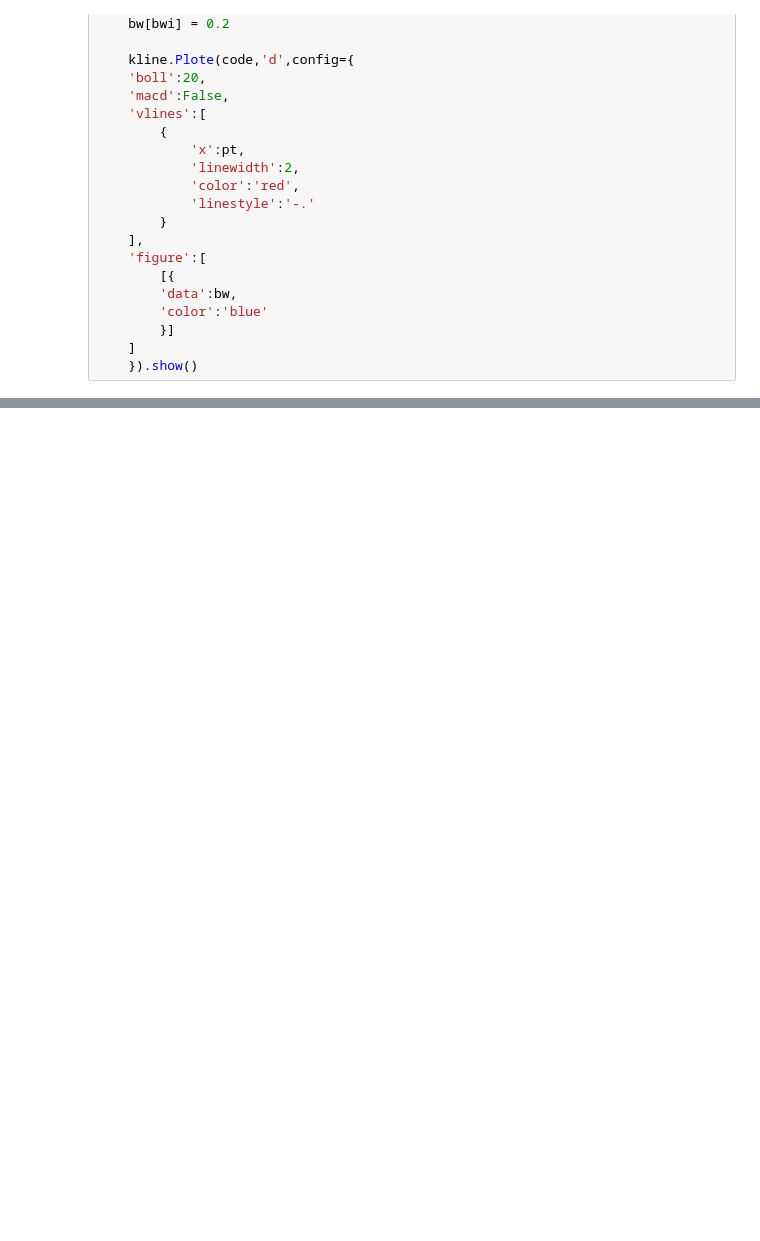
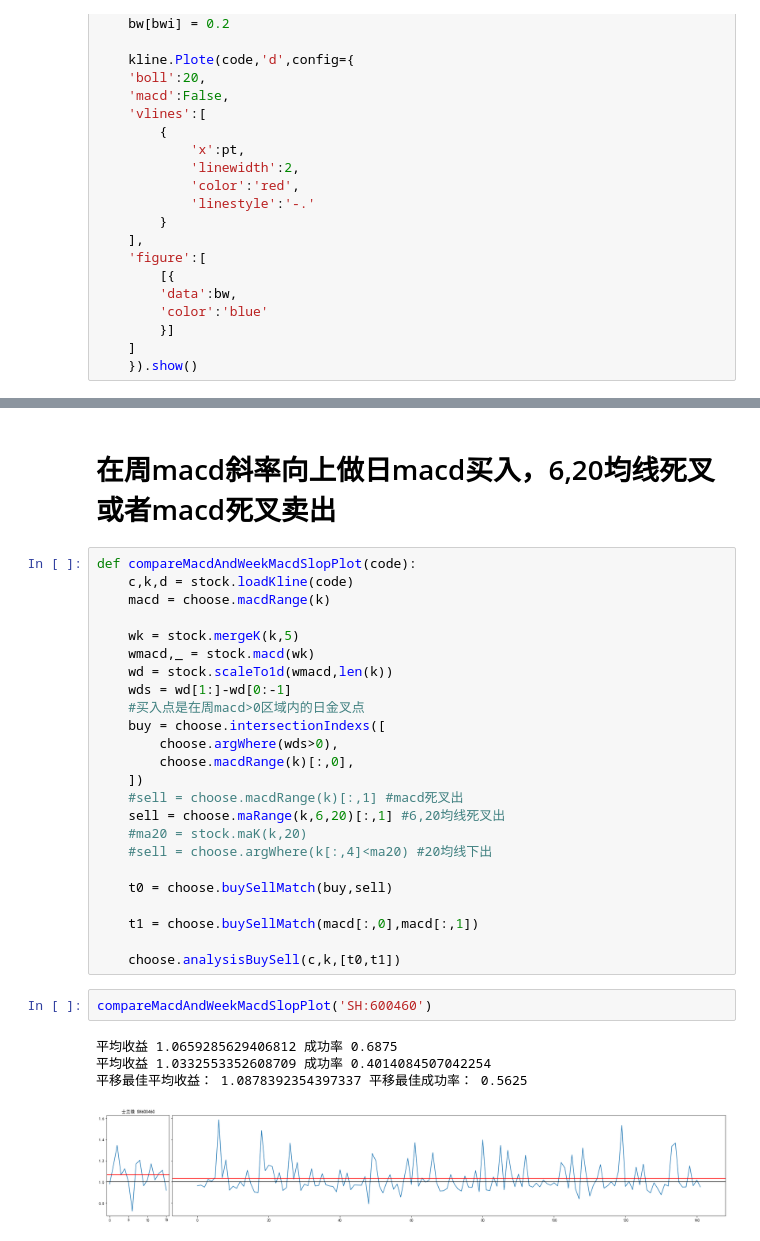
Before and after one commit to JohnCrash/stock, a Jupyter notebook: jupyter/test.ipynb, the cells around one changed output, grey strips where cells are left out. Cells and saved outputs as stored; diff of their text form; blank space fills up the shorter version.

```diff
--- a/jupyter/test.ipynb
+++ b/jupyter/test.ipynb
@@ -81,0 +121,33 @@ compareMacdAndBollMa20Plot('SH:600460')
+# %% [markdown]
+# 在周macd斜率向上做日macd买入，6,20均线死叉或者macd死叉卖出
+# %%
+def compareMacdAndWeekMacdSlopPlot(code):
+    c,k,d = stock.loadKline(code)
+    macd = choose.macdRange(k)
+
+    wk = stock.mergeK(k,5)
+    wmacd,_ = stock.macd(wk)
+    wd = stock.scaleTo1d(wmacd,len(k))
+    wds = wd[1:]-wd[0:-1]
+    #买入点是在周macd>0区域内的日金叉点
+    buy = choose.intersectionIndexs([
+        choose.argWhere(wds>0),
+        choose.macdRange(k)[:,0],
+    ])
+    #sell = choose.macdRange(k)[:,1] #macd死叉出
+    sell = choose.maRange(k,6,20)[:,1] #6,20均线死叉出
+    #ma20 = stock.maK(k,20)
+    #sell = choose.argWhere(k[:,4]<ma20) #20均线下出
+
+    t0 = choose.buySellMatch(buy,sell)
+
+    t1 = choose.buySellMatch(macd[:,0],macd[:,1])
+
+    choose.analysisBuySell(c,k,[t0,t1])
+# %%
+compareMacdAndWeekMacdSlopPlot('SH:600460')
+# %% [output]
+平均收益 1.0659285629406812 成功率 0.6875
+平均收益 1.0332553352608709 成功率 0.4014084507042254
+平移最佳平均收益： 1.0878392354397337 平移最佳成功率： 0.5625
+[figure, added]
```
Also changed, not shown: parts of 23 cells of this notebook, 3 other files.
